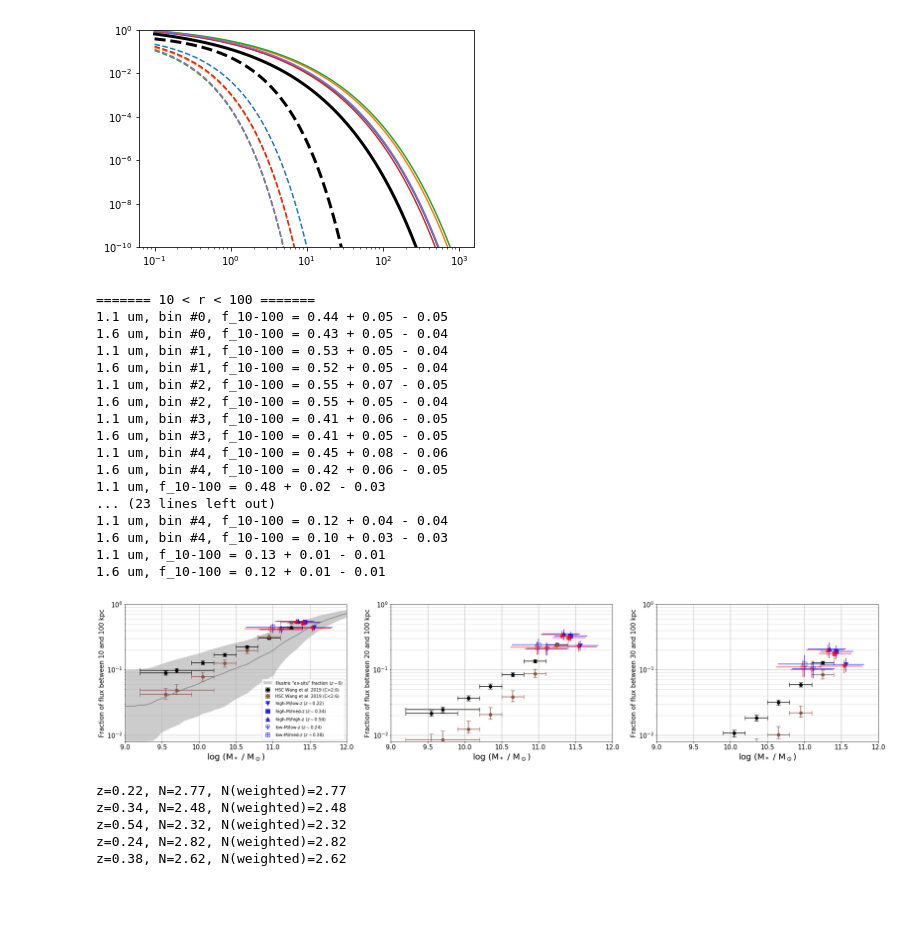
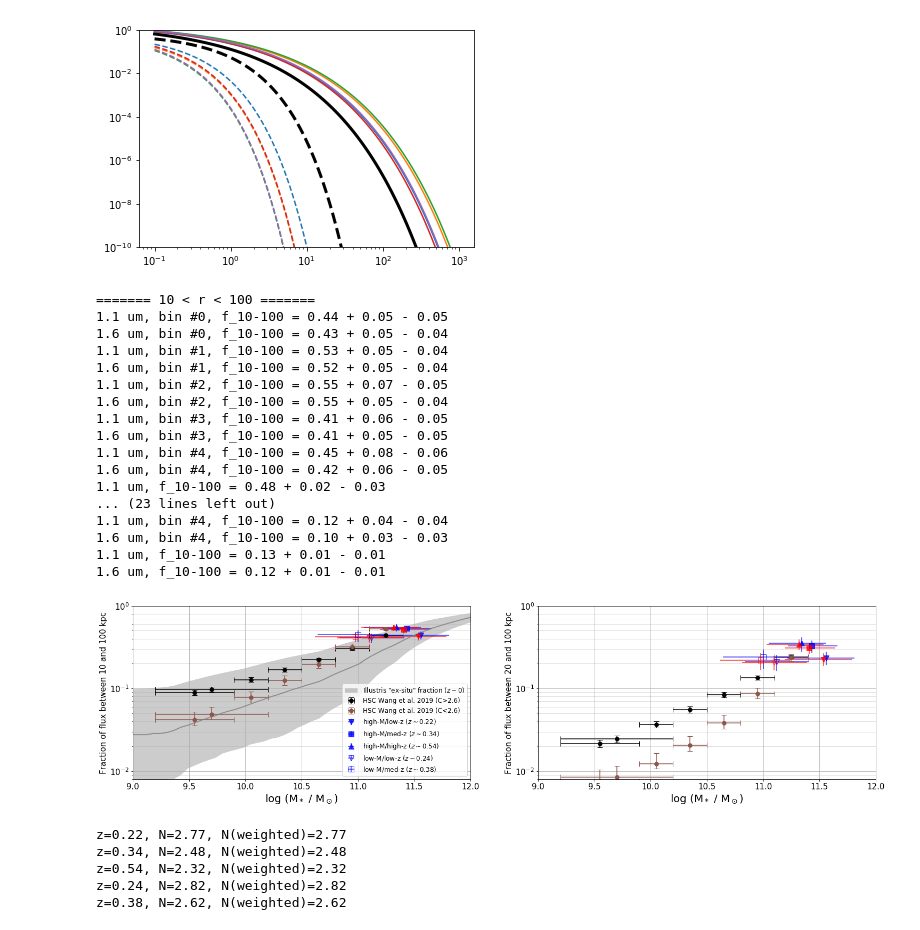
Before and after one commit to yuntingcheng/python_ciber, a Jupyter notebook: stack_modelfit/paperfigs.ipynb, the cells around one changed output. Drawn from its saved outputs; the diff is of its cells as text; code cells hidden in the pictures; blank space fills up the shorter version.

```diff
--- a/stack_modelfit/paperfigs.ipynb
+++ b/stack_modelfit/paperfigs.ipynb
@@ -2389,7 +2389,7 @@ r_arr = np.logspace(-1,3,100)
 xe2_W19 = gal_profile_model().Wang19_profile(0,3)['params']['sersic2'][2]
 sp = np.where((r_arr > 10) & (r_arr<100))[0]
 
-fig, ax = plt.subplots(1,3,figsize=(32,6))
+fig, ax = plt.subplots(1,2,figsize=(25,6))
 
 data = np.loadtxt('Illustris_frac/Illustris_fexsitu_med.txt', delimiter=',')
 ax[0].plot(np.log10(data[::20,0]),data[::20,1],c='grey',lw=2,alpha=0.8)
@@ -2422,7 +2422,7 @@ for i,(R200,Mstr_low, Mstr_high) in enumerate(zip([459.08,288.16,214.80,173.18,1
     p_low_HSC  = galprofdat_HSC['I_arr']
     p_low_HSC3 = galprofdat_HSC3['I_arr']
 
-    for ir, rcut in enumerate([10,20,30]):
+    for ir, rcut in enumerate([10,20]):
         sp1 = np.where((r_arr > rcut) & (r_arr<100))[0] if ir!=0 else sp
 
         fHSC = np.sum(p_HSC[sp1]*r_arr[sp1]**2)/np.sum(p_HSC*r_arr**2)
@@ -2476,7 +2476,7 @@ for i,(fmt,mfc,name) in enumerate(zip(['v','s','^','v','s'],[None, None, None, '
         galprofdat = gal_profile_model().Wang19_profile(r_arr, im, Re2=Re2_low)
         p_low = galprofdat['I_arr']
 
-        for ir, rcut in enumerate([20,30]):
+        for ir, rcut in enumerate([20]):
             sp1 = np.where((r_arr > rcut))[0]
             if inst == 1:
                 f1 = np.sum(p[sp1]*r_arr[sp1]**2)/np.sum(p*r_arr**2)
@@ -2509,8 +2509,8 @@ for i,(fmt,mfc,name) in enumerate(zip(['v','s','^','v','s'],[None, None, None, '
                            yerr=[[f2 - f2_high],[f2_low - f2]], alpha=0.8,
                         fmt=fmt,capsize=0, mfc=mfc, markersize=10, c='r')
 
-ax[0].legend(loc=4, fontsize=10)
-for i, rcut in enumerate([10,20,30]):
+ax[0].legend(loc=4, fontsize=12)
+for i, rcut in enumerate([10,20]):
     ax[i].set_xlim([9,12])
     ax[i].set_yscale('log')
     ax[i].set_ylim([8e-3,1])
@@ -2520,9 +2520,8 @@ for i, rcut in enumerate([10,20,30]):
     ax[i].tick_params(axis='y', labelsize=15)
     ax[i].grid(which='minor', alpha=0.5)
     ax[i].grid(which='major')
-    plt.savefig('plots/paperfig/frac_exsitu.pdf',
-                dpi = 200, bbox_inches='tight')
-
+plt.savefig('plots/paperfig/frac_exsitu.pdf',
+            dpi = 200, bbox_inches='tight')
 
 # ========== print the numbers ==================
 for ir, rcut in enumerate([10,20,30]):
@@ -2578,34 +2577,34 @@ for ir, rcut in enumerate([10,20,30]):
         print('1.1 um, bin #%d, f_10-100 = %.2f + %.2f - %.2f'%(i,f1,f1-f1_low,f1_high-f1))
         print('1.6 um, bin #%d, f_10-100 = %.2f + %.2f - %.2f'%(i,f2,f2-f2_low,f2_high-f2))
     weighted_avg1 /= weighted_var1
     weighted_var1 = np.sqrt(1 / weighted_var1)
     weighted_varh1 = np.sqrt(1 / weighted_varh1)
     weighted_varl1 = np.sqrt(1 / weighted_varl1)
     weighted_avg2 /= weighted_var2
     weighted_var2 = np.sqrt(1 / weighted_var2)
     weighted_varh2 = np.sqrt(1 / weighted_varh2)
     weighted_varl2 = np.sqrt(1 / weighted_varl2)
     print('1.1 um, f_10-100 = %.2f + %.2f - %.2f'%(weighted_avg1, weighted_varh1, weighted_varl1))
     print('1.6 um, f_10-100 = %.2f + %.2f - %.2f'%(weighted_avg2, weighted_varh2, weighted_varl2))
 # %% [output]
 ======= 10 < r < 100 =======
 1.1 um, bin #0, f_10-100 = 0.44 + 0.05 - 0.05
 1.6 um, bin #0, f_10-100 = 0.43 + 0.05 - 0.04
 1.1 um, bin #1, f_10-100 = 0.53 + 0.05 - 0.04
 1.6 um, bin #1, f_10-100 = 0.52 + 0.05 - 0.04
 1.1 um, bin #2, f_10-100 = 0.55 + 0.07 - 0.05
 1.6 um, bin #2, f_10-100 = 0.55 + 0.05 - 0.04
 1.1 um, bin #3, f_10-100 = 0.41 + 0.06 - 0.05
 1.6 um, bin #3, f_10-100 = 0.41 + 0.05 - 0.05
 1.1 um, bin #4, f_10-100 = 0.45 + 0.08 - 0.06
 1.6 um, bin #4, f_10-100 = 0.42 + 0.06 - 0.05
 1.1 um, f_10-100 = 0.48 + 0.02 - 0.03
 ... (23 lines left out)
 1.1 um, bin #4, f_10-100 = 0.12 + 0.04 - 0.04
 1.6 um, bin #4, f_10-100 = 0.10 + 0.03 - 0.03
 1.1 um, f_10-100 = 0.13 + 0.01 - 0.01
 1.6 um, f_10-100 = 0.12 + 0.01 - 0.01
-[figure, old version]
+[figure, new version]
 # %%
 from run_fit import *
 
```
Also changed, not shown: parts of 4 cells of this notebook, 1 other file.
